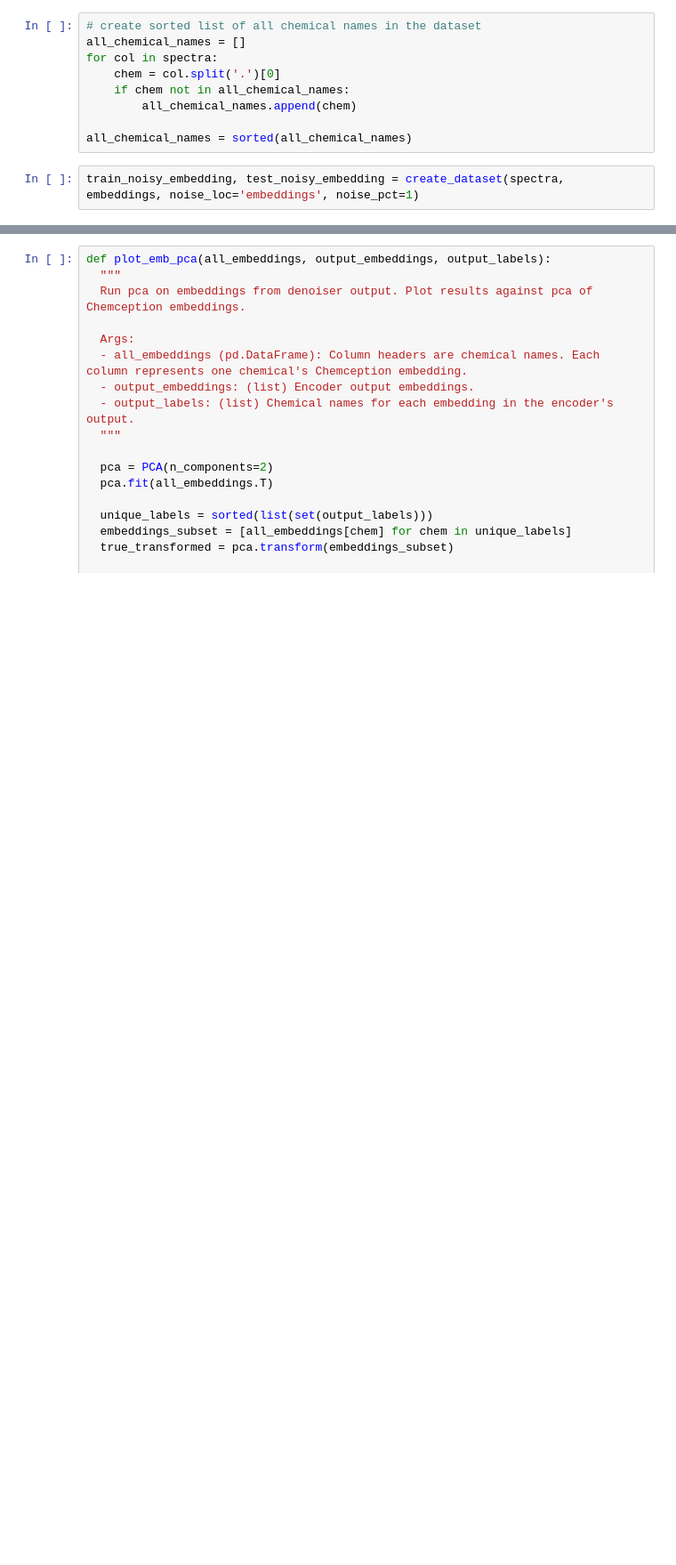
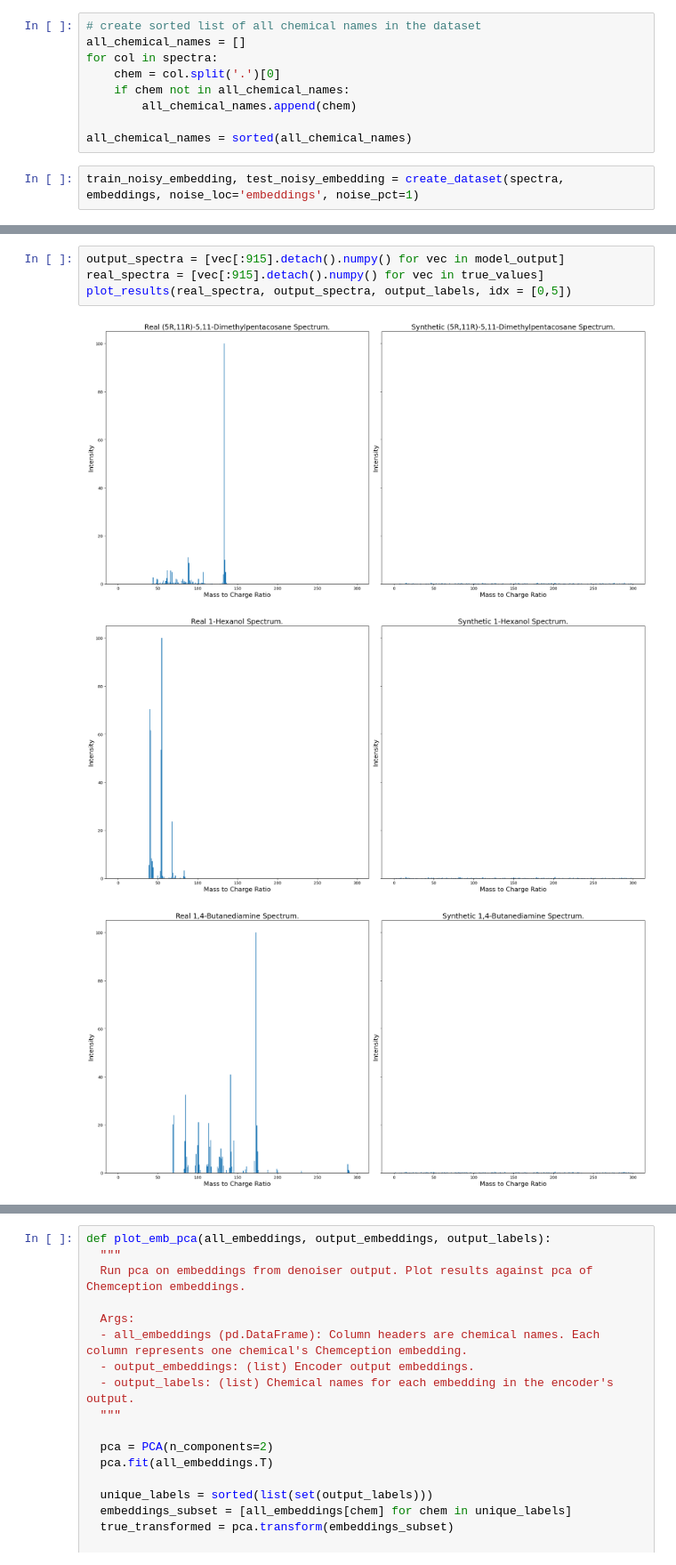
Before and after one commit to CateMerfeld/mass_spec, a Jupyter notebook: single_model/denoiser.ipynb, the cells around one changed output, grey strips where cells are left out. Shown at 89% size. Cells and saved outputs as stored; diff of their text form; blank space fills up the shorter version.

```diff
--- a/single_model/denoiser.ipynb
+++ b/single_model/denoiser.ipynb
@@ -317,0 +391,8 @@ Epoch[100/100], loss: 2.898355887737125e-06
+# %%
+output_spectra = [vec[:915].detach().numpy() for vec in model_output]
+real_spectra = [vec[:915].detach().numpy() for vec in true_values]
+plot_results(real_spectra, output_spectra, output_labels, idx = [0,5])
+# %% [output]
+[figure, added]
+[figure, added]
+[figure, added]
```
Also changed, not shown: parts of 15 cells of this notebook.
